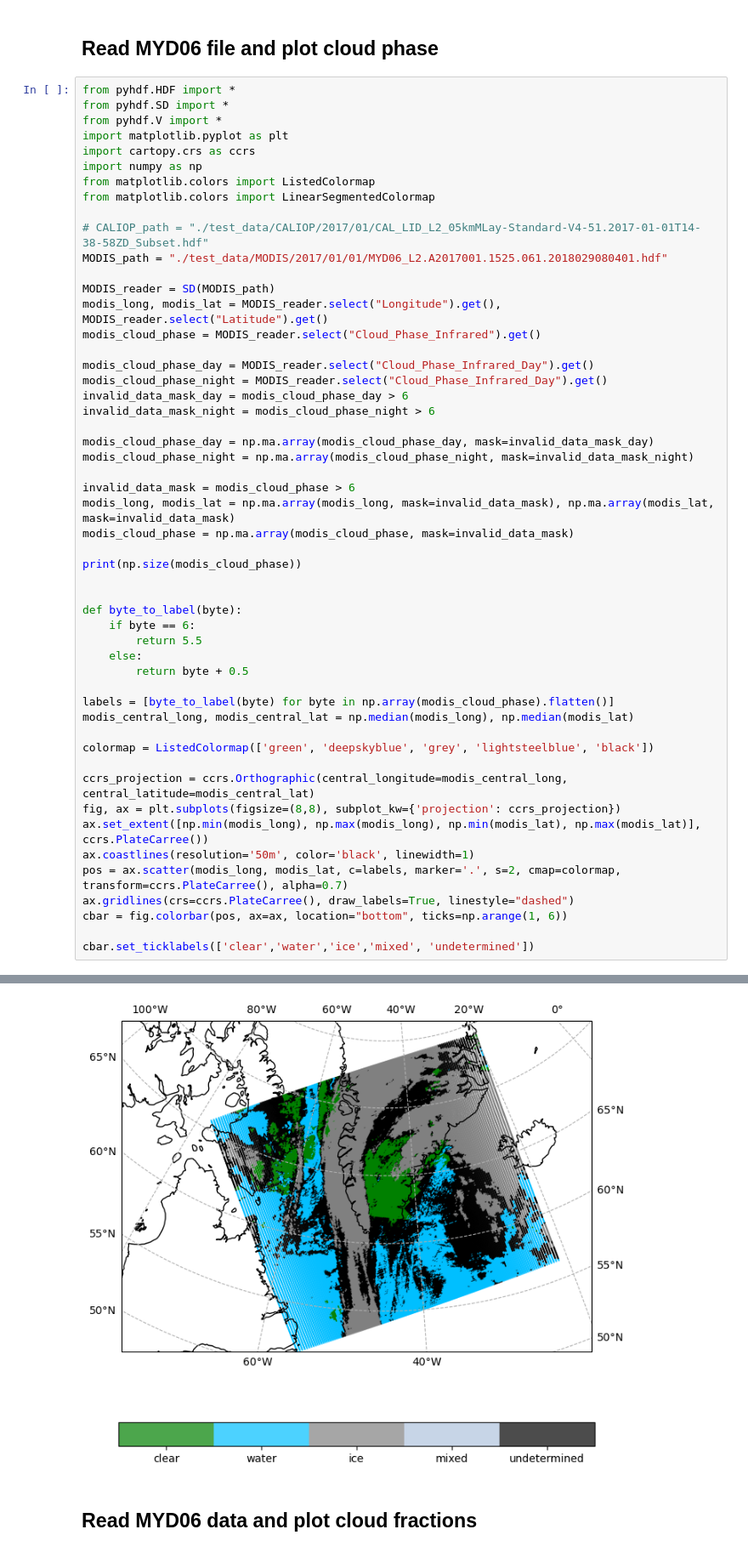
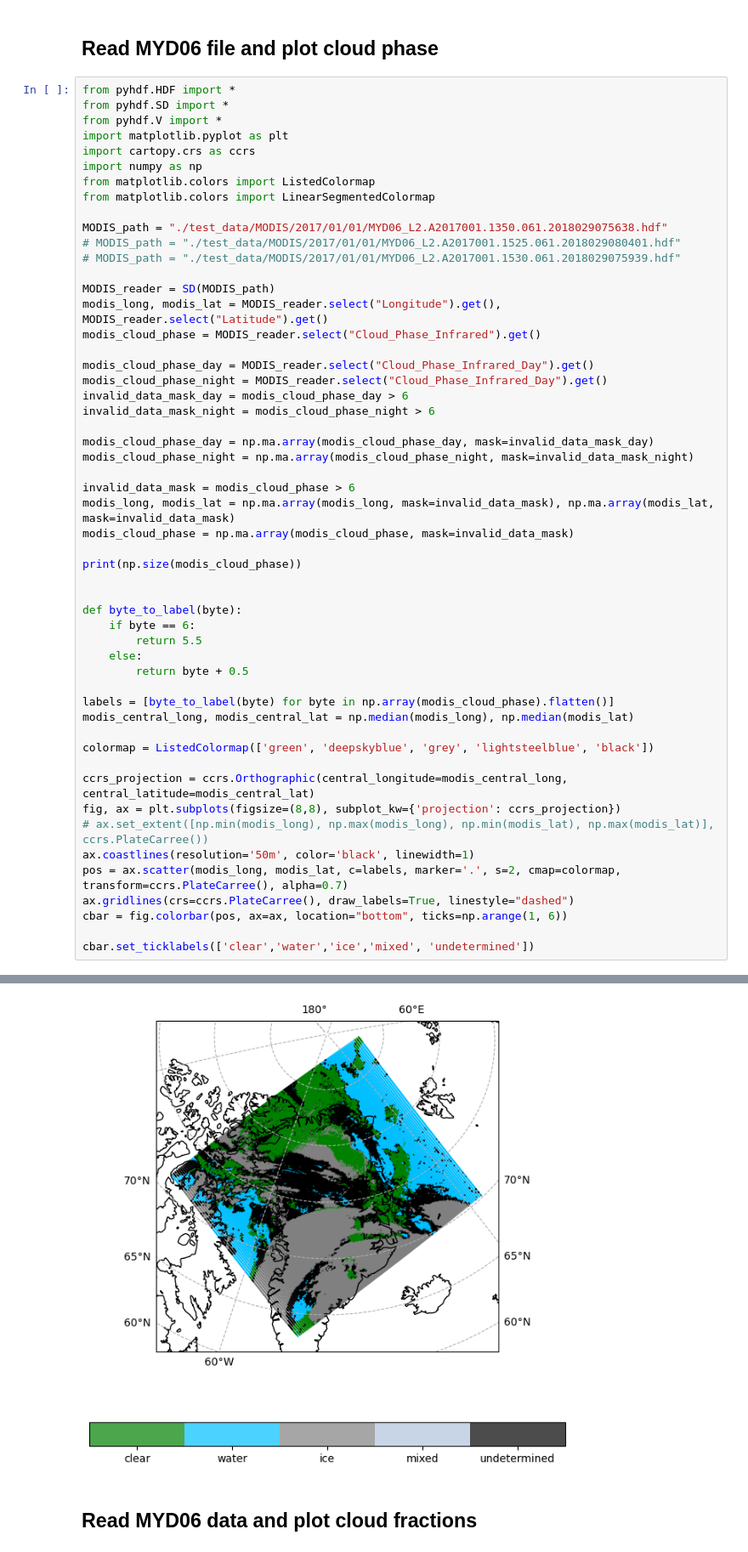
Before and after one commit to Kwartzl8/LIDAR-Cloud-Phase-Detection, a Jupyter notebook: testing_ground.ipynb, the cells around one changed output, grey strips where cells are left out. Shown at 85% size. Drawn from its saved outputs; the diff is of its cells as text.

Commit message:
loaded collocation, and cloud phase caliop and modis files. currently working on sensor viewing angle stats

```diff
--- a/testing_ground.ipynb
+++ b/testing_ground.ipynb
@@ -12,8 +12,9 @@ import numpy as np
 from matplotlib.colors import ListedColormap
 from matplotlib.colors import LinearSegmentedColormap
 
-# CALIOP_path = "./test_data/CALIOP/2017/01/CAL_LID_L2_05kmMLay-Standard-V4-51.2017-01-01T14-38-58ZD_Subset.hdf"
-MODIS_path = "./test_data/MODIS/2017/01/01/MYD06_L2.A2017001.1525.061.2018029080401.hdf"
+MODIS_path = "./test_data/MODIS/2017/01/01/MYD06_L2.A2017001.1350.061.2018029075638.hdf"
+# MODIS_path = "./test_data/MODIS/2017/01/01/MYD06_L2.A2017001.1525.061.2018029080401.hdf"
+# MODIS_path = "./test_data/MODIS/2017/01/01/MYD06_L2.A2017001.1530.061.2018029075939.hdf"
 
 MODIS_reader = SD(MODIS_path)
 modis_long, modis_lat = MODIS_reader.select("Longitude").get(), MODIS_reader.select("Latitude").get()
@@ -47,7 +48,7 @@ colormap = ListedColormap(['green', 'deepskyblue', 'grey', 'lightsteelblue', 'bl
 
 ccrs_projection = ccrs.Orthographic(central_longitude=modis_central_long, central_latitude=modis_central_lat)
 fig, ax = plt.subplots(figsize=(8,8), subplot_kw={'projection': ccrs_projection})
-ax.set_extent([np.min(modis_long), np.max(modis_long), np.min(modis_lat), np.max(modis_lat)], ccrs.PlateCarree())
+# ax.set_extent([np.min(modis_long), np.max(modis_long), np.min(modis_lat), np.max(modis_lat)], ccrs.PlateCarree())
 ax.coastlines(resolution='50m', color='black', linewidth=1)
 pos = ax.scatter(modis_long, modis_lat, c=labels, marker='.', s=2, cmap=colormap, transform=ccrs.PlateCarree(), alpha=0.7)
 ax.gridlines(crs=ccrs.PlateCarree(), draw_labels=True, linestyle="dashed")
@@ -64,4 +60,4 @@ cbar.set_ticklabels(['clear','water','ice','mixed', 'undetermined'])
-[figure, old version]
+[figure, new version]
 # %% [markdown]
 ## Read MYD06 data and plot cloud fractions
 # %%
```
Also changed, not shown: parts of 18 cells of this notebook, 5 other files.
